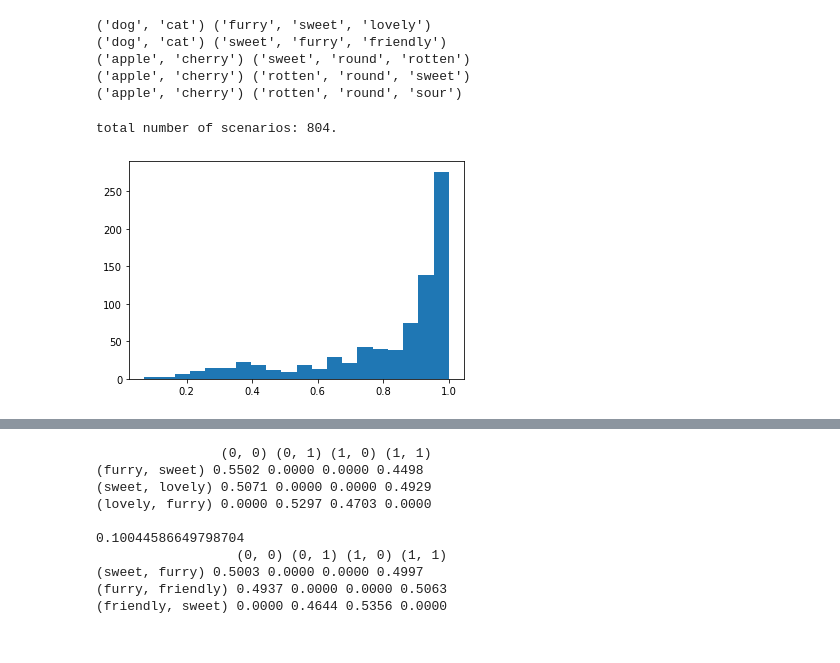
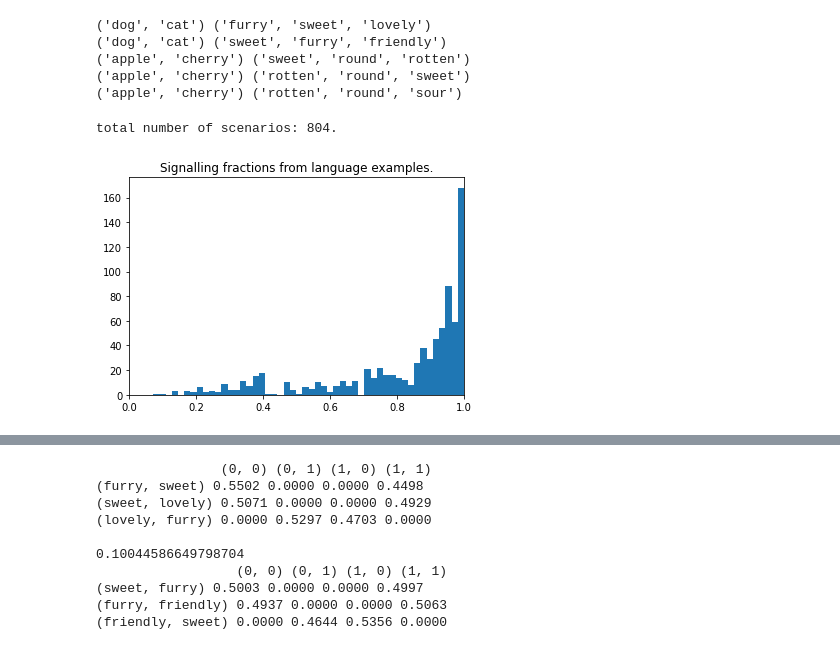
Before and after one commit to kinianlo/prlang, a Jupyter notebook: archive/pr_lang_adj_sheaf_contextual.ipynb, the cells around one changed output, grey strips where cells are left out. Drawn from its saved outputs; the diff is of its cells as text; code cells hidden in the pictures.

```diff
--- a/archive/pr_lang_adj_sheaf_contextual.ipynb
+++ b/archive/pr_lang_adj_sheaf_contextual.ipynb
@@ -279,8 +279,10 @@ for i in range(n_scenario):
 # %%
 import matplotlib.pyplot as plt
 print(f"total number of scenarios: {len(sfs)}.")
-plt.hist(sfs, bins=20)
+plt.hist(sfs, bins=50)
+plt.xlim((0,1))
+plt.title("Signalling fractions from language examples.")
 plt.show()
 # %% [output]
 total number of scenarios: 804.
-[figure, old version]
+[figure, new version]
```
Also changed, not shown: parts of 1 cell of this notebook.
